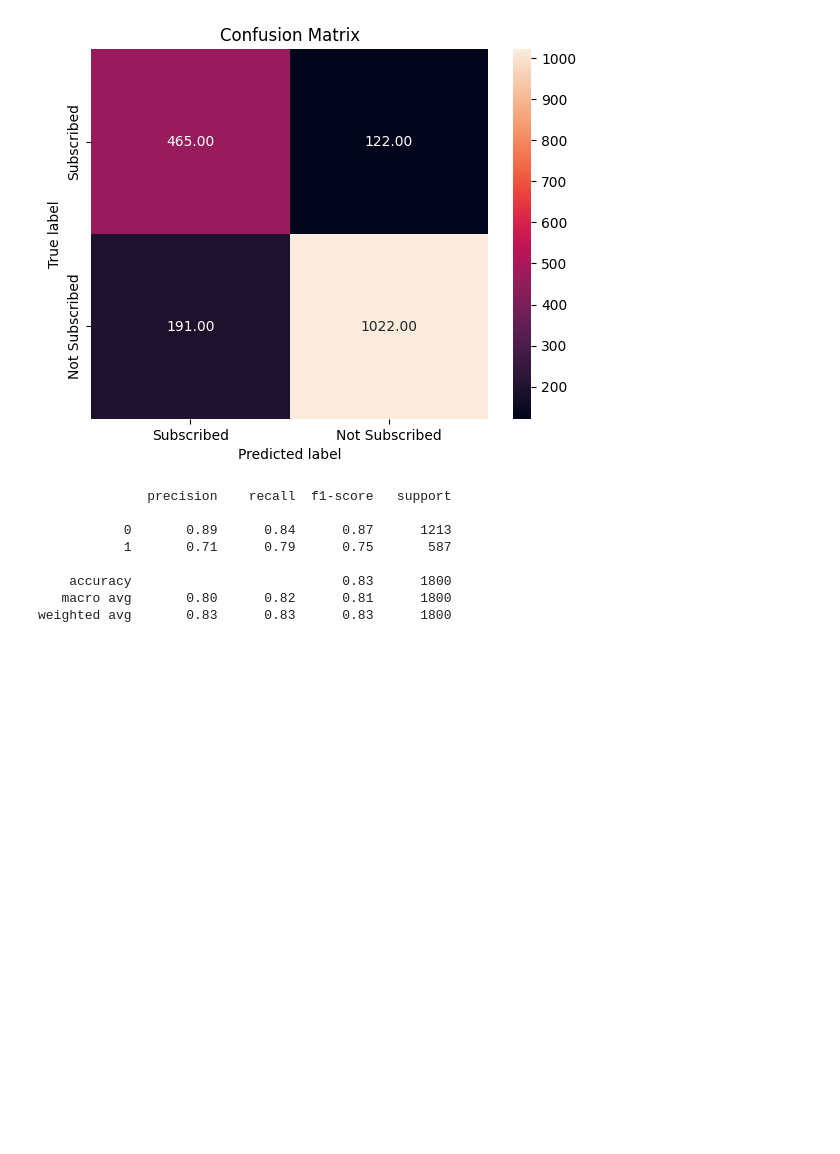
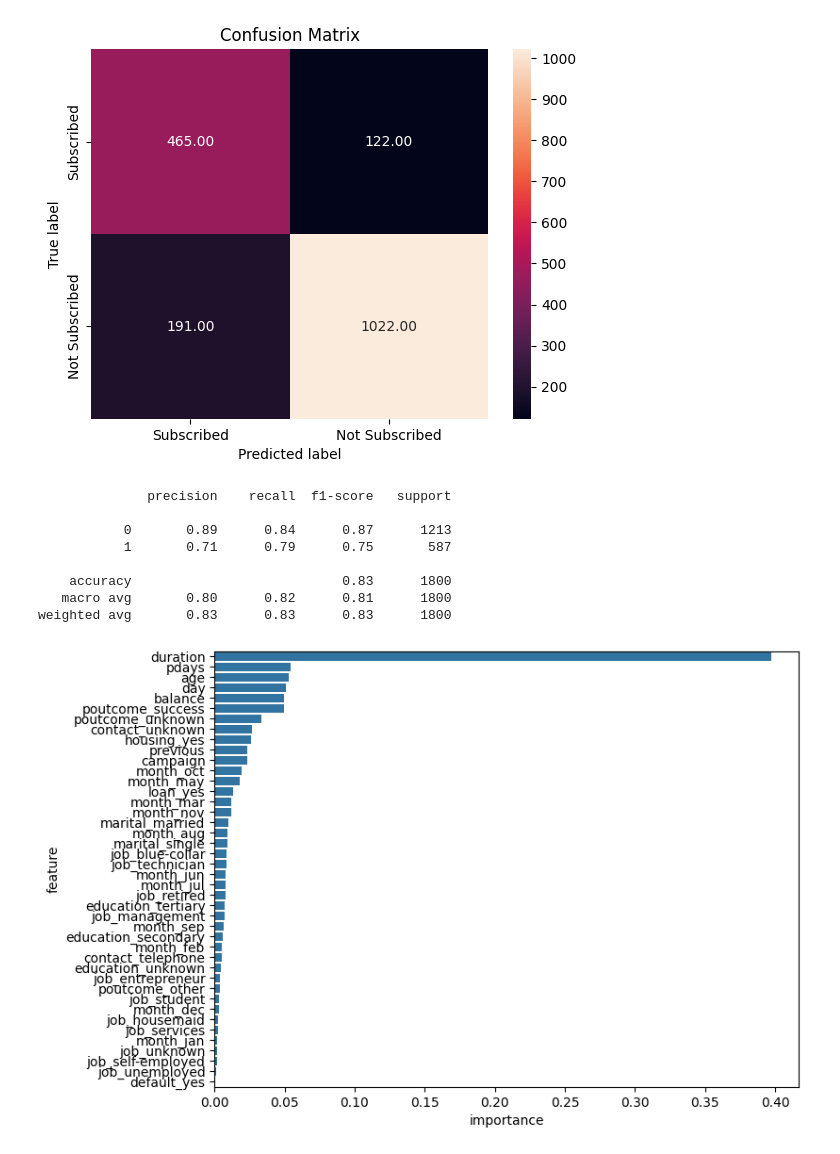
Before and after one commit to sandeepdixit05/machinelearning, a Jupyter notebook: 19_module 05 Bank Analysis.ipynb, the cells around one changed output. Saved outputs shown, nothing was run; the diff lists cells and outputs as text; code cells hidden in the pictures; blank space fills up the shorter version.

Commit message:
Finding most important features

```diff
--- a/19_module 05 Bank Analysis.ipynb
+++ b/19_module 05 Bank Analysis.ipynb
@@ -264,3 +264,18 @@ print( metrics.classification_report( test_y, pred_y ) )
     accuracy                           0.83      1800
    macro avg       0.80      0.82      0.81      1800
 weighted avg       0.83      0.83      0.83      1800
+# %%
+import numpy as np
+
+# Create a dataframe to store the featues and their corresponding importances
+feature_rank = pd.DataFrame( { 'feature': train_X.columns,
+                               'importance': radm_clf.feature_importances_ } )
+
+## Sorting the features based on their importances with most important feature at top.
+feature_rank = feature_rank.sort_values('importance', ascending = False)
+
+plt.figure(figsize=(8, 6))
+# plot the values
+sn.barplot( y = 'feature', x = 'importance', data = feature_rank );
+# %% [output]
+[figure, added]
```
Also changed, not shown: parts of 1 cell of this notebook.
